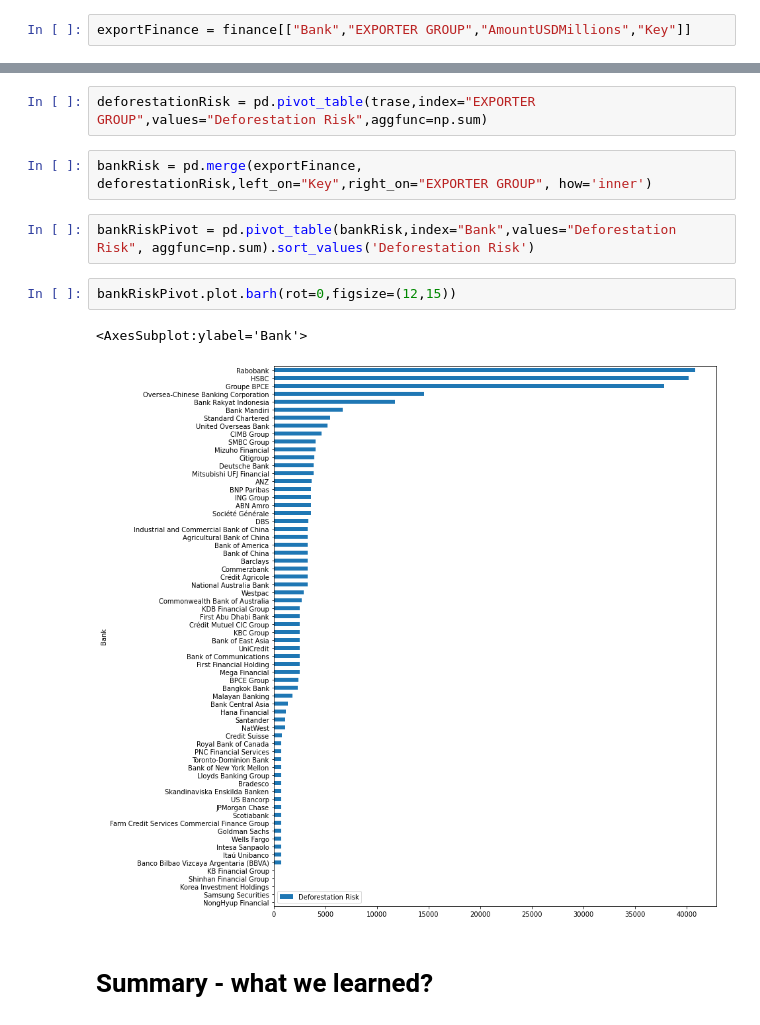
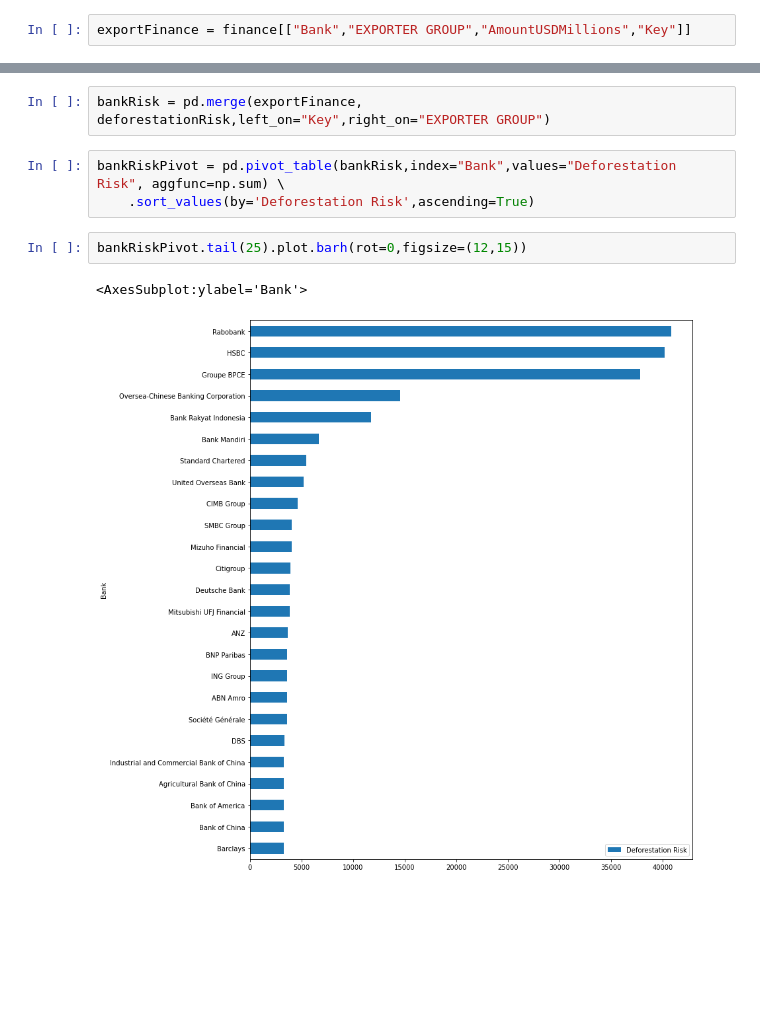
Before and after one commit to scra88le/palmoil, a Jupyter notebook: PalmOilRiskIndonesia.ipynb, the cells around one changed output, grey strips where cells are left out. Saved outputs shown, nothing was run; the diff lists cells and outputs as text; blank space fills up the shorter version.

```diff
--- a/PalmOilRiskIndonesia.ipynb
+++ b/PalmOilRiskIndonesia.ipynb
@@ -400,13 +437,10 @@ exportFinance = finance[["Bank","EXPORTER GROUP","AmountUSDMillions","Key"]]
+# %%
+bankRisk = pd.merge(exportFinance, deforestationRisk,left_on="Key",right_on="EXPORTER GROUP")
 # %%
-deforestationRisk = pd.pivot_table(trase,index="EXPORTER GROUP",values="Deforestation Risk",aggfunc=np.sum)
+bankRiskPivot = pd.pivot_table(bankRisk,index="Bank",values="Deforestation Risk", aggfunc=np.sum) \
+    .sort_values(by='Deforestation Risk',ascending=True)
-# %%
-bankRisk = pd.merge(exportFinance, deforestationRisk,left_on="Key",right_on="EXPORTER GROUP", how='inner')
-# %%
-bankRiskPivot = pd.pivot_table(bankRisk,index="Bank",values="Deforestation Risk", aggfunc=np.sum).sort_values('Deforestation Risk')
 # %%
-bankRiskPivot.plot.barh(rot=0,figsize=(12,15))
+bankRiskPivot.tail(25).plot.barh(rot=0,figsize=(12,15))
 # %% [output]
 <AxesSubplot:ylabel='Bank'>
-[figure, old version]
+[figure, new version]
-# %% [markdown]
-# Summary - what we learned?
```
Also changed, not shown: parts of 3 cells of this notebook.
